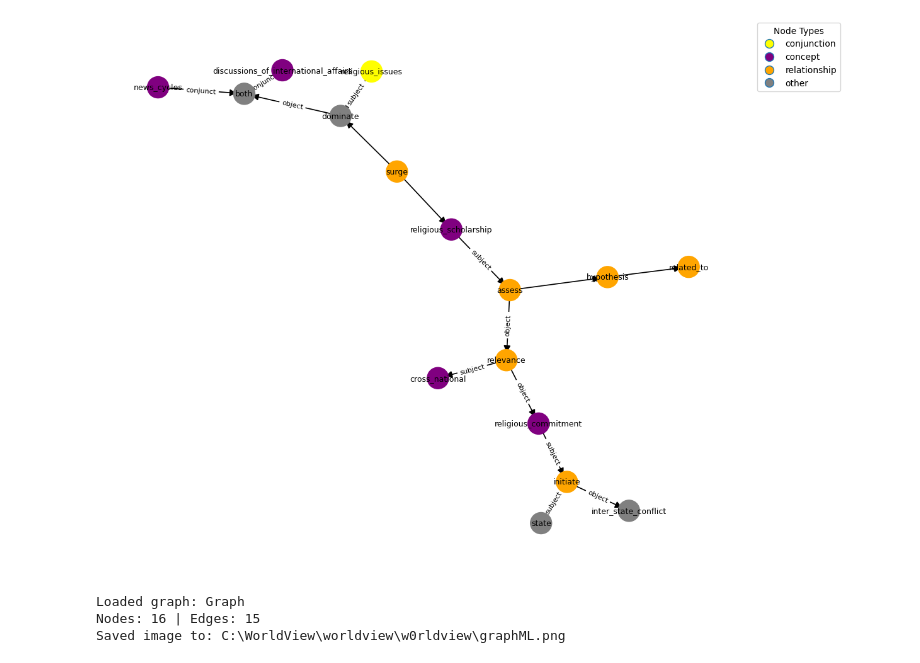
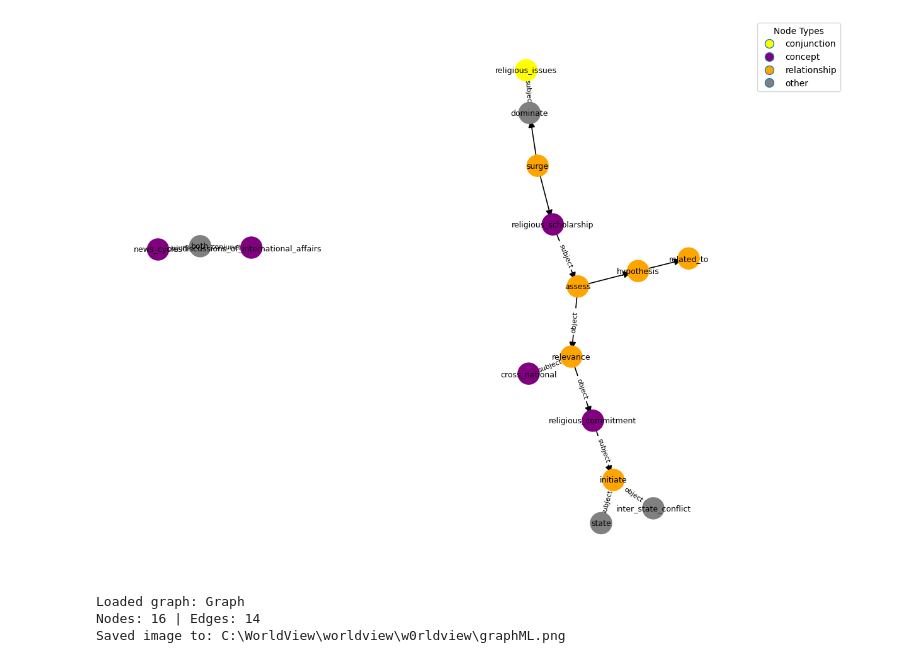
Before and after one commit to npellegri/w0rldview, a Jupyter notebook: graphML_graphing_&_comparison.ipynb, the cells around one changed output. Saved outputs shown, nothing was run; the diff lists cells and outputs as text; code cells hidden in the pictures.

```diff
--- a/graphML_graphing_&_comparison.ipynb
+++ b/graphML_graphing_&_comparison.ipynb
@@ -5,7 +5,7 @@ from pathlib import Path
 from matplotlib.lines import Line2D
 
 # GraphML file path
-GRAPHML_PATH = Path(r"C:\WorldView\worldview\w0rldview\test2.graphml")   # Windows
+GRAPHML_PATH = Path(r"C:\WorldView\worldview\w0rldview\test1_v2.graphml")   # Windows
 # GRAPHML_PATH = Path("/Users/nick/Documents/my_graph.graphml")    # Mac
 
 NODE_LABEL_ATTR = None
@@ -83,34 +83,34 @@ def main():
     present_types = []
     for n in G.nodes():
         t = str(G.nodes[n].get(NODE_TYPE_ATTR, "other")).strip().lower()
         if t not in present_types:
             present_types.append(t)
 
     legend_handles = []
     for t in present_types:
         c = node_type_colors.get(t, node_type_colors["other"])
         legend_handles.append(
             Line2D([0], [0], marker='o', linestyle='',
                    markerfacecolor=c, markersize=10, label=t)
         )
 
     if legend_handles:
         plt.legend(handles=legend_handles, title="Node Types",
                    loc="upper left", bbox_to_anchor=(1.02, 1), borderaxespad=0)
 
     plt.axis("off")
     plt.tight_layout()
     plt.savefig(OUT_IMAGE, dpi=200, bbox_inches="tight")
     plt.show()
 
     print(f"Loaded graph: {G.__class__.__name__}")
     print(f"Nodes: {G.number_of_nodes()} | Edges: {G.number_of_edges()}")
     print(f"Saved image to: {OUT_IMAGE.resolve()}")
 
 if __name__ == "__main__":
     main()
 # %% [output]
-[figure, old version]
+[figure, new version]
 Loaded graph: Graph
-Nodes: 16 | Edges: 15
+Nodes: 16 | Edges: 14
 Saved image to: C:\WorldView\worldview\w0rldview\graphML.png
```
Also changed, not shown: 2 other files.
